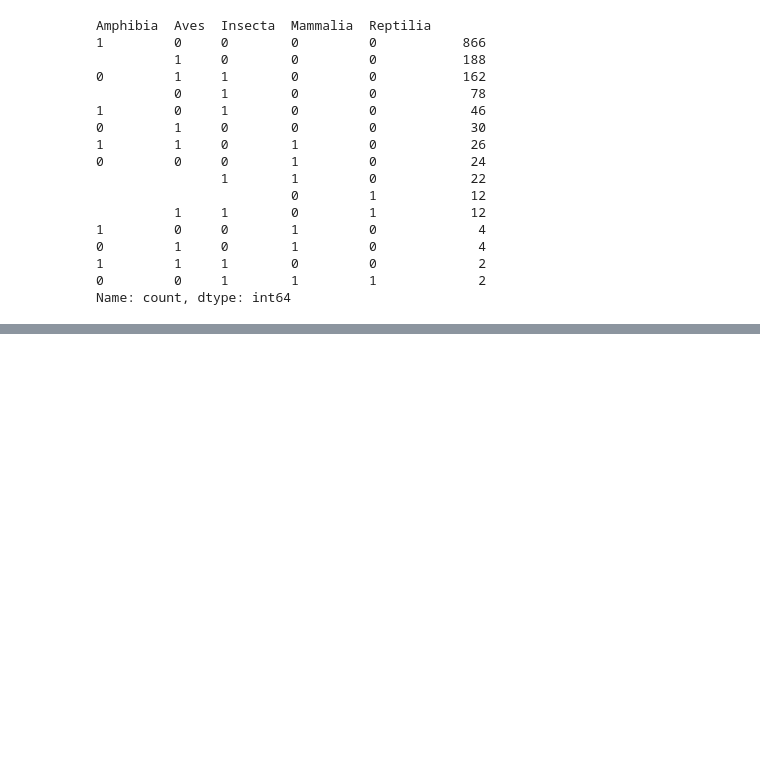
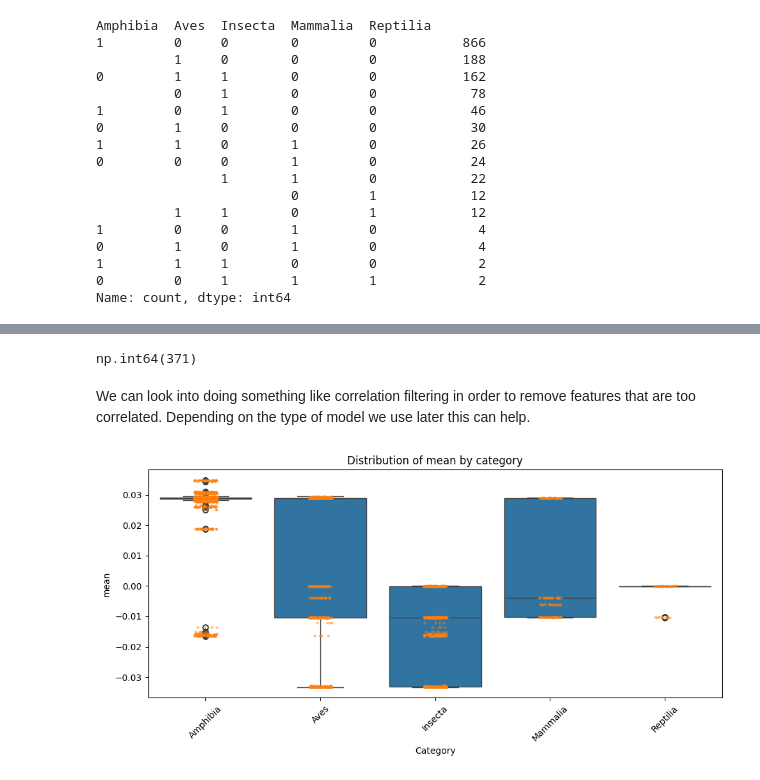
Before and after one commit to vlad-antipin/bioacoustic-species-detection, a Jupyter notebook: notebooks/03-eda.ipynb, the cells around one changed output, grey strips where cells are left out. Saved outputs shown, nothing was run; the diff lists cells and outputs as text; code cells hidden in the pictures; blank space fills up the shorter version.

```diff
--- a/notebooks/03-eda.ipynb
+++ b/notebooks/03-eda.ipynb
@@ -39,0 +259,62 @@ Name: count, dtype: int64
+# %%
+(corr_pairs["correlation"] > 0.90).sum()
+# %% [output]
+np.int64(371)
+# %% [markdown]
+We can look into doing something like correlation filtering in order to remove features that are too correlated. Depending on the type of model we use later this can help.
+# %%
+def plot_feature_distribution(
+    data,
+    feature,
+    figsize=(10, 5),
+    jitter=True,
+    alpha=0.5,
+    point_size=3,
+):
+    x = data["X"][[feature]]
+    y = data["y_class"]
+
+    # Convert one-hot labels to long format
+    df_plot = (
+        x.join(y)
+        .melt(
+            id_vars=feature,
+            var_name="category",
+            value_name="active",
+        )
+        .query("active == 1")
+    )
+
+    fig, ax = plt.subplots(figsize=figsize)
+
+    # Boxplot
+    sns.boxplot(
+        data=df_plot,
+        x="category",
+        y=feature,
+        ax=ax,
+    )
+
+    # Individual points
+    sns.stripplot(
+        data=df_plot,
+        x="category",
+        y=feature,
+        ax=ax,
+        jitter=jitter,
+        alpha=alpha,
+        size=point_size,
+    )
+
+    ax.set_title(f"Distribution of {feature} by category")
+    ax.set_xlabel("Category")
+    ax.set_ylabel(feature)
+
+    plt.xticks(rotation=45)
+    plt.tight_layout()
+    plt.show()
+
+
+plot_feature_distribution(data_train_soundscapes, "mean")
+# %% [output]
+[figure, added]
```
Also changed, not shown: parts of 26 cells of this notebook.
